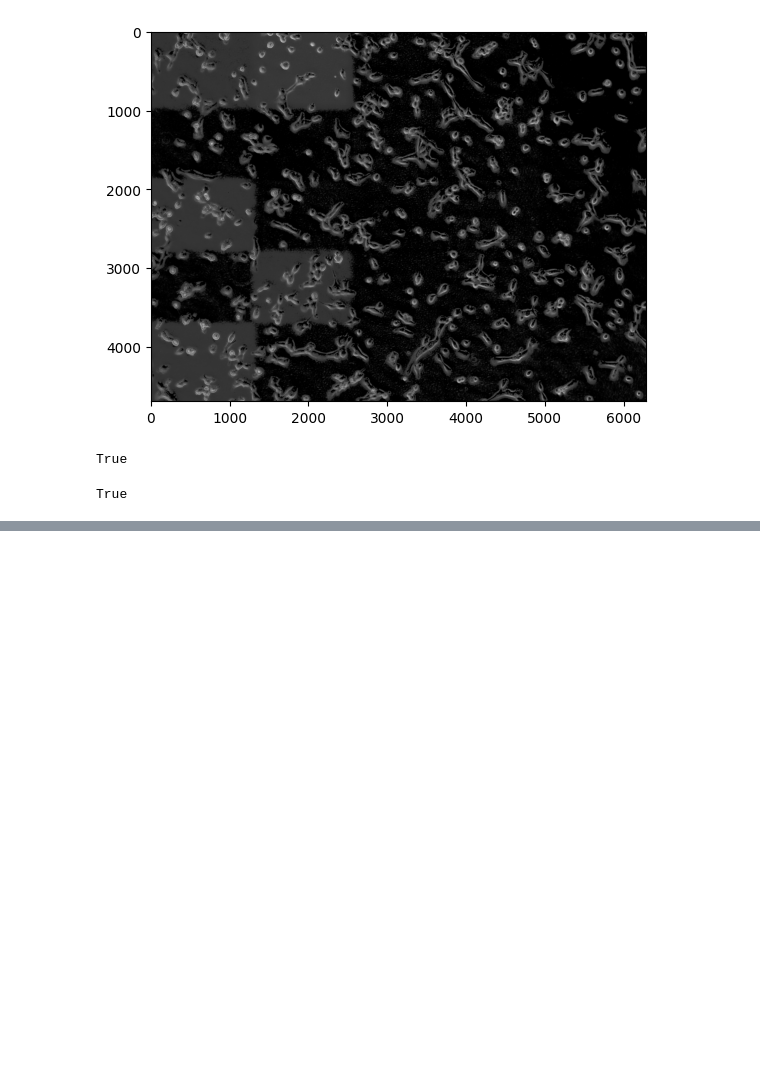
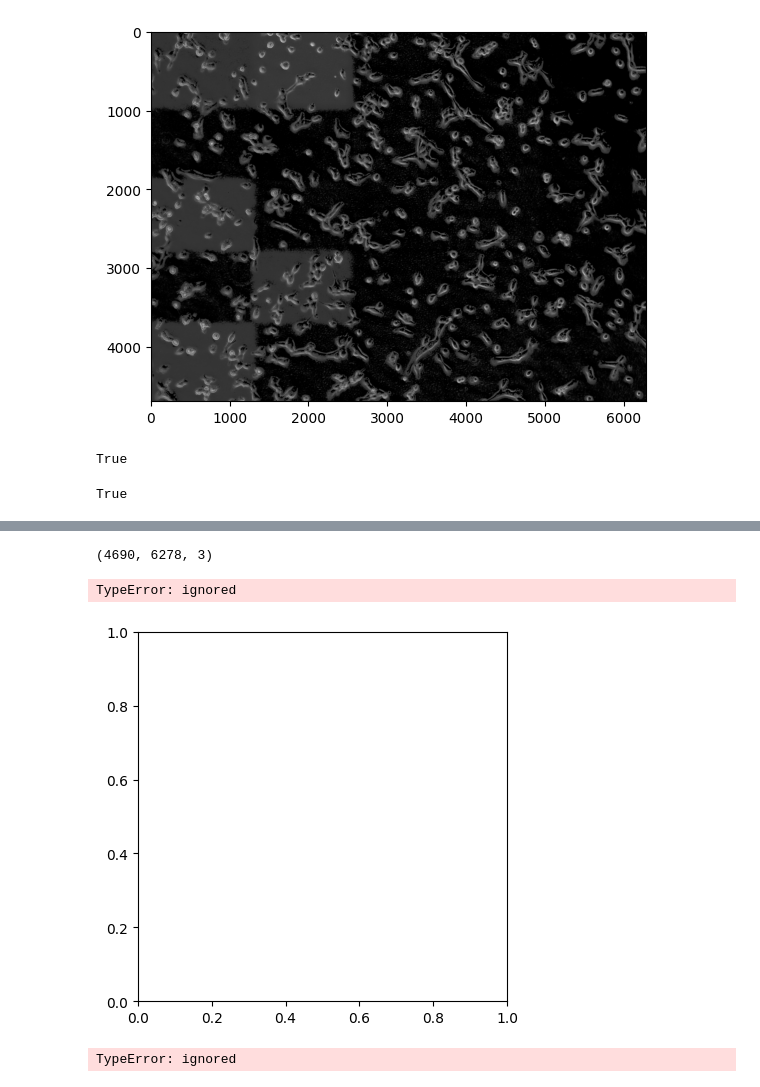
Before and after one commit to akutayaydin/Deep-Learning-TNT-Tube-Detection, a Jupyter notebook: TNT_Project_v8.ipynb, the cells around one changed output, grey strips where cells are left out. Saved outputs shown, nothing was run; the diff lists cells and outputs as text; code cells hidden in the pictures; blank space fills up the shorter version.

```diff
--- a/TNT_Project_v8.ipynb
+++ b/TNT_Project_v8.ipynb
@@ -155,0 +155,2 @@ output_image_rolling_ball_50.png
+# %%
+img_preprocessed = cv2.imread("/content/gdrive/My Drive/Google Colab Folder/TNT_Project/output_image_rolling_ball_50.png")
@@ -155,0 +195,15 @@ output_image_rolling_ball_50.png
+# %%
+h,w,channels
+# %% [output]
+(4690, 6278, 3)
+# %%
+sliced_image = img_preprocessed [512,512]
+# %%
+plt.imshow(sliced_image,cmap ='gray')
+# %% [output]
+TypeError: ignored
+[figure, added]
+# %%
+cv2.imshow('image',img_preprocessed)
+# %% [output]
+TypeError: ignored
```
Also changed, not shown: parts of 4 cells of this notebook.
